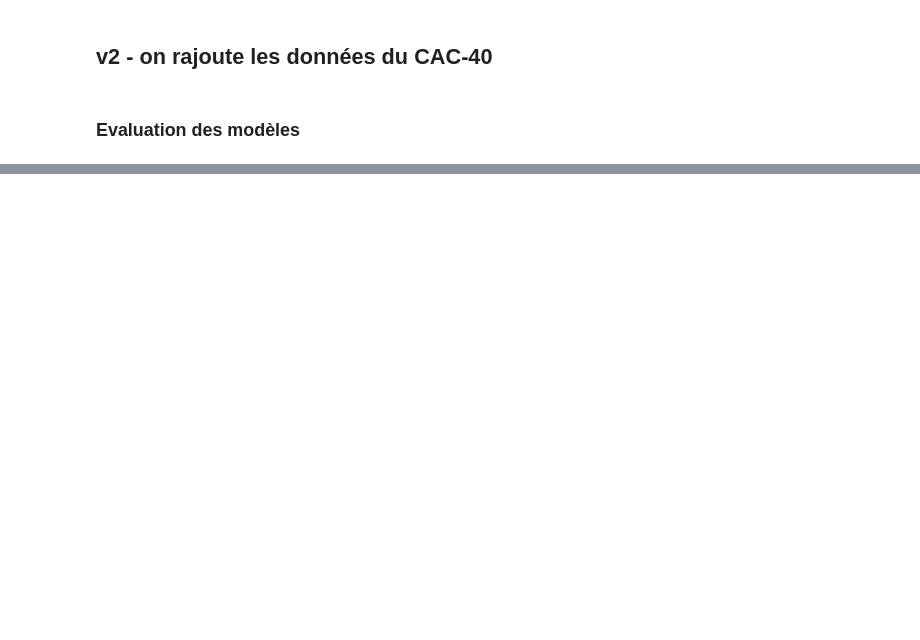
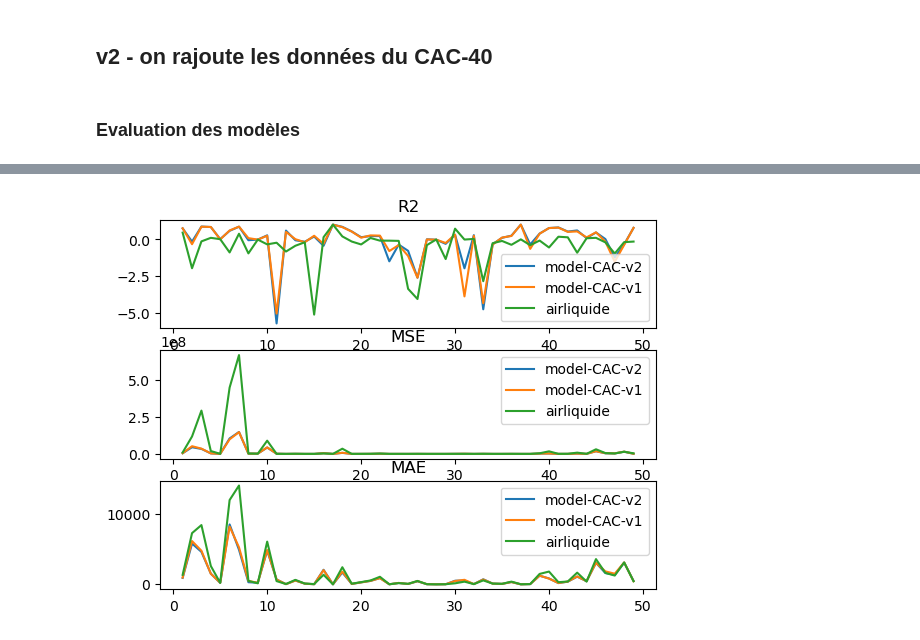
Before and after one commit to Damidoum/predictionClient, a Jupyter notebook: Notebooks/Régression_v1.ipynb, the cells around one changed output, grey strips where cells are left out. Saved outputs shown, nothing was run; the diff lists cells and outputs as text; code cells hidden in the pictures; blank space fills up the shorter version.

```diff
--- a/Notebooks/Régression_v1.ipynb
+++ b/Notebooks/Régression_v1.ipynb
@@ -101,0 +140,12 @@ for i in range(3):
+# %%
+# on peut alors créer les données de test :
+X_train_CAC_v2, X_test_CAC_v2, y_train_CAC_v2, y_test_CAC_v2, test_data_CAC_v2 = make_train_test_set(clients_CAC_v2, ["jour", "forecasted_consumption", "CAC"], ["real_consumption"])
+# %%
+# création des modèles :
+models_CAC_v2 = [LinearRegression() for _ in range(n)]
+for i, model in enumerate(models_CAC_v2):
+    model.fit(X_train_CAC_v2[i], y_train_CAC_v2[i])
+# %%
+y_pred_CAC_v2 = []
+for i, model in enumerate(models_CAC_v2) :
+    y_pred_CAC_v2.append(model.predict(X_test_CAC_v2[i]).reshape(len(X_test_CAC_v2[i])))
@@ -101,0 +154,16 @@ for i in range(3):
+# %%
+evaluation_model_CAC_v2 = []
+for i in range(n):
+    evaluation_model_CAC_v2.append(metrics(test_data_CAC_v2[i]["real_consumption"], y_pred_CAC_v2[i]))
+# %%
+fig, ax = plt.subplots(3)
+ax[0].set_title("R2")
+ax[1].set_title("MSE")
+ax[2].set_title("MAE")
+for i in range(3):
+    ax[i].plot(X, [x[i] for x in evaluation_model_CAC_v2], label = "model-CAC-v2")
+    ax[i].plot(X, [x[i] for x in evaluation_model_CAC], label = "model-CAC-v1")
+    ax[i].plot(X, [x[i] for x in evalutation_airliquide_model], label = "airliquide")
+    ax[i].legend()
+# %% [output]
+[figure, added]
```
Also changed, not shown: parts of 27 cells of this notebook, 4 other files.
